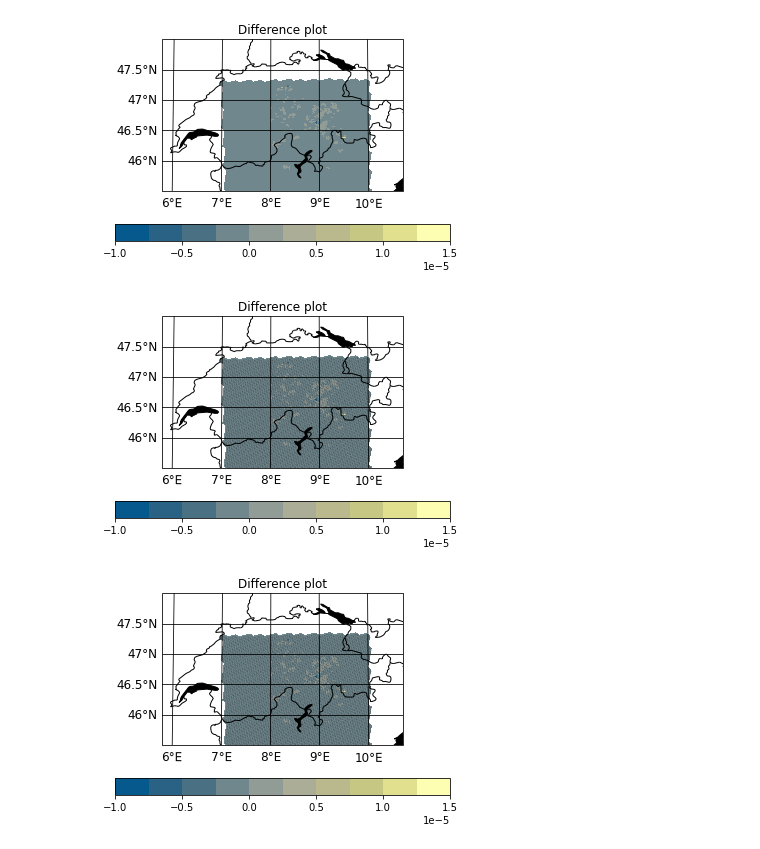
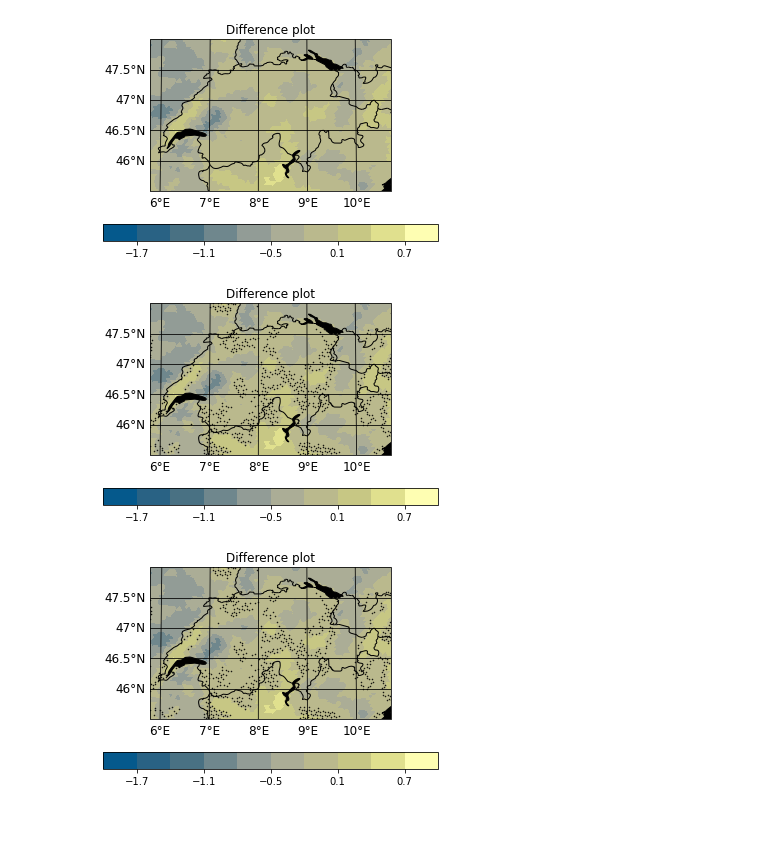
Before and after one commit to C2SM/icon-vis, a Jupyter notebook: difference_map/difference_map.ipynb, the cells around one changed output. Cells and saved outputs as stored; diff of their text form; code cells hidden in the pictures; blank space fills up the shorter version.

Commit message:
Add example dataset for difference plot and update in notebook

```diff
--- a/difference_map/difference_map.ipynb
+++ b/difference_map/difference_map.ipynb
@@ -19,15 +19,19 @@ from utils import get_stats, add_coordinates, wilks
 # Get example datasets for testing (won't do anything if data is already downloaded)
 get_data()
 # %%
-f1 = '../data/lfff00000000_cpu.nc'
-f2 = '../data/lfff00000000_gpu.nc'
+f1 = '../data/my_exp1_atm_3d_ml_20180921T000000Z.nc'
+f2 = '../data/my_exp1_diff.nc'
 
 data1 = psy.open_dataset(f1)
 data2 = psy.open_dataset(f2)
+# %%
+var = 'u'
+height_ind = 60 #If var is not 2 dimensional
+values1 = data1[var].values[:,height_ind,:]
+values2 = data2[var].values[:,height_ind,:]
 # %%
 # Calculate mean, difference and p-values
-var = 'lpi'
-var1_mean,var2_mean,var_diff,var_pval=get_stats(data1[var].values[:,:],data2[var].values[:,:])
+var1_mean,var2_mean,var_diff,var_pval=get_stats(values1,values2)
 # %%
 # Create new dataset, which contains the mean var_diff values
 data3 = xr.Dataset(
@@ -77,7 +81,7 @@ lakes = cf.NaturalEarthFeature(category='physical', name='lakes', scale=resol, e
 ax.add_feature(cf.BORDERS)
 ax.add_feature(lakes);
 # %% [output]
-[figure, old version]
+[figure, new version]
 # %%
 # Add dots for insignificant values
 lats = np.rad2deg(data3.clat.values[:])
@@ -87,10 +91,10 @@ pos_lon,pos_lat = add_coordinates(lons,lats,lonmin,lonmax,latmin,latmax)
 fig = plt.gcf()
 pval_insig = np.argwhere((np.isnan(var_pval)) | (var_pval>0.05))
 for i in pval_insig:
-    fig.axes[0].plot(pos_lon[i], pos_lat[i],'k',marker='.', markersize=0.1, transform=fig.axes[0].transAxes)
+    fig.axes[0].plot(pos_lon[i], pos_lat[i],'k',marker='o', markersize=0.5, transform=fig.axes[0].transAxes)
 pp.update()
 # %% [output]
-[figure, old version]
+[figure, new version]
 # %%
 # Account for dependency of data points
 alpha = 0.05
@@ -98,21 +102,21 @@ pfdr = wilks(var_pval, alpha)
 # %%
 pp_new = psy.plot.mapplot(data3,
     name = 'var_diff',
     projection = 'robin',
     map_extent = [lonmin, lonmax, latmin, latmax],
     title = 'Difference plot',
     cmap = 'cmc.nuuk')
 
 # Add borders and lakes with cartopy
 ax = pp_new.plotters[0].ax
 resol = '10m'
 lakes = cf.NaturalEarthFeature(category='physical', name='lakes', scale=resol, edgecolor='k', facecolor='k')
 ax.add_feature(cf.BORDERS)
 ax.add_feature(lakes)
 
 fig = plt.gcf()
 pfdr_insig = np.argwhere((np.isnan(var_pval)) | (var_pval>pfdr))
 for i in pfdr_insig:
-    fig.axes[0].plot(pos_lon[i], pos_lat[i],'k',marker='.', markersize=0.1, transform=fig.axes[0].transAxes)
+    fig.axes[0].plot(pos_lon[i], pos_lat[i],'k',marker='o', markersize=0.5, transform=fig.axes[0].transAxes)
 # %% [output]
-[figure, old version]
+[figure, new version]
```
Also changed, not shown: 1 other file.
